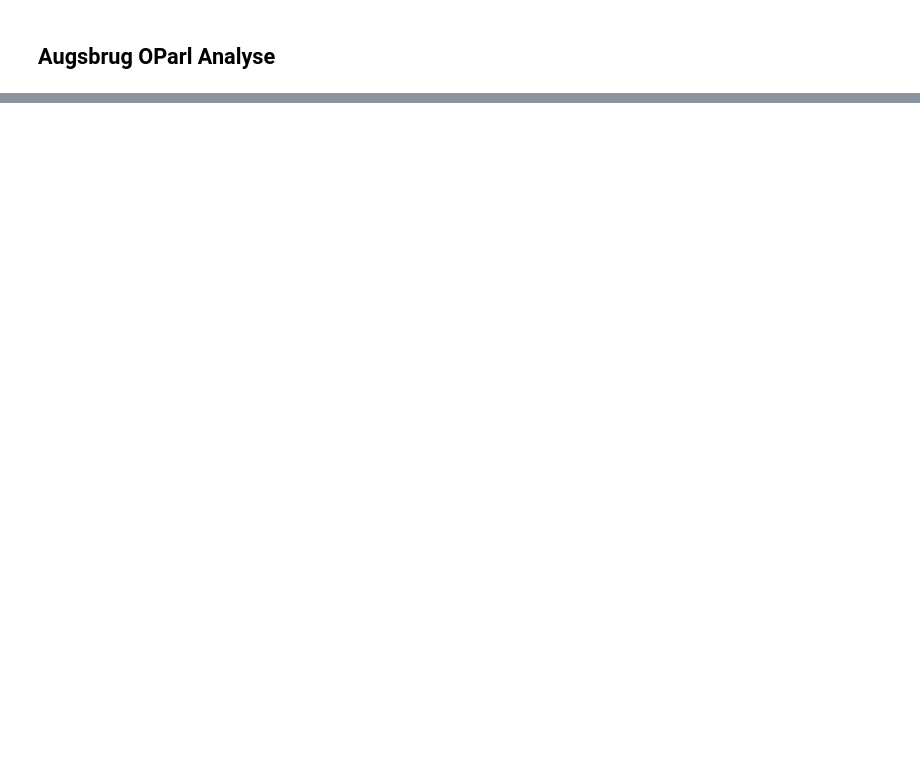
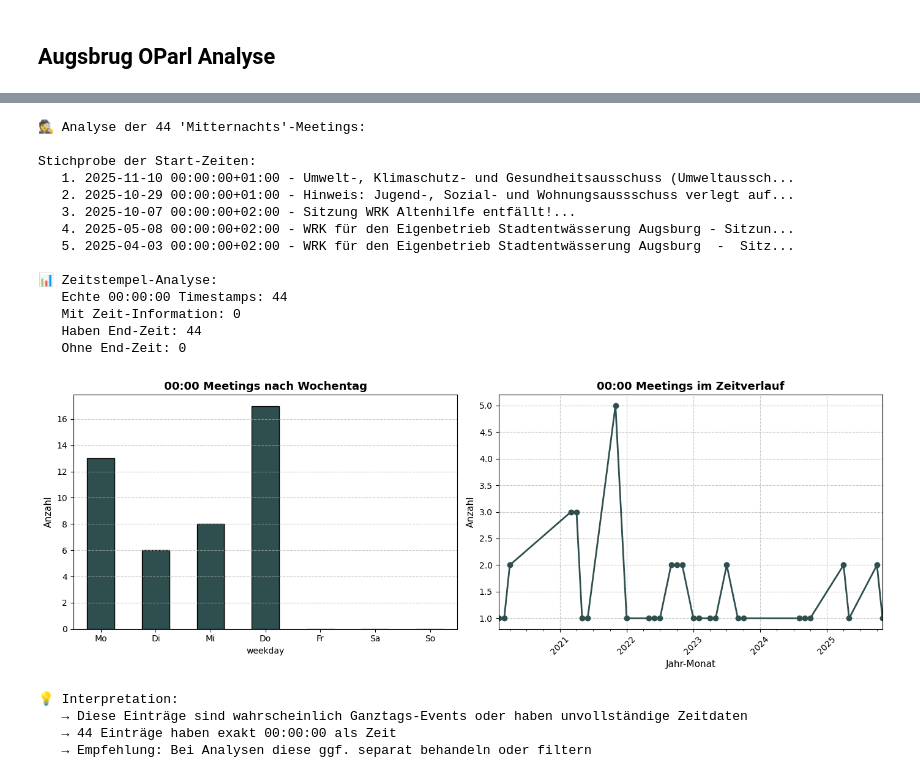
Before and after one commit to Benneloui/geoanalysis-urban-planning-council-decisions, a Jupyter notebook: analysis/00_oparl_test_augsburg.ipynb, the cells around one changed output, grey strips where cells are left out. Cells and saved outputs as stored; diff of their text form; code cells hidden in the pictures; blank space fills up the shorter version.

```diff
--- a/analysis/00_oparl_test_augsburg.ipynb
+++ b/analysis/00_oparl_test_augsburg.ipynb
@@ -97,0 +680,80 @@ if not latest_meeting.empty:
+# %%
+# 8. Das Mitternachts-Mysterium: Was steckt hinter den 00:00 Uhr Einträgen?
+midnight_meetings = df_clean[df_clean['hour'] == 0].copy()
+
+print(f"🕵️ Analyse der {len(midnight_meetings)} 'Mitternachts'-Meetings:\n")
+
+# Untersuche die Original-Timestamps
+print("Stichprobe der Start-Zeiten:")
+for i, (idx, row) in enumerate(midnight_meetings[['name', 'start_local']].head(5).iterrows(), 1):
+    print(f"   {i}. {row['start_local']} - {row['name'][:60]}...")
+
+# Prüfe, ob Uhrzeit wirklich Mitternacht ist oder nur Datum ohne Zeit
+midnight_meetings['time_component'] = midnight_meetings['start_local'].dt.time
+midnight_meetings['has_time_info'] = midnight_meetings['time_component'] != pd.Timestamp('00:00:00').time()
+
+print(f"\n📊 Zeitstempel-Analyse:")
+print(f"   Echte 00:00:00 Timestamps: {(~midnight_meetings['has_time_info']).sum()}")
+print(f"   Mit Zeit-Information: {midnight_meetings['has_time_info'].sum()}")
+
+# Vergleiche mit End-Zeiten
+midnight_meetings['has_end'] = midnight_meetings.apply(
+    lambda row: pd.notna(df.loc[df['name'] == row['name'], 'end'].iloc[0])
+    if not df[df['name'] == row['name']].empty else False,
+    axis=1
+)
+
+print(f"   Haben End-Zeit: {midnight_meetings['has_end'].sum()}")
+print(f"   Ohne End-Zeit: {(~midnight_meetings['has_end']).sum()}")
+
+# Visualisierung
+fig, (ax1, ax2) = plt.subplots(1, 2, figsize=(14, 5))
+
+# Linkes Diagramm: Verteilung über Wochentage
+midnight_weekday = midnight_meetings['weekday'].value_counts().reindex(
+    ['Monday', 'Tuesday', 'Wednesday', 'Thursday', 'Friday', 'Saturday', 'Sunday'],
+    fill_value=0
+)
+midnight_weekday.plot(kind='bar', ax=ax1, color='#2F4F4F', edgecolor='black')
+ax1.set_title('00:00 Meetings nach Wochentag', fontsize=13, fontweight='bold')
+ax1.set_xticklabels(['Mo', 'Di', 'Mi', 'Do', 'Fr', 'Sa', 'So'], rotation=0)
+ax1.set_ylabel('Anzahl', fontsize=11)
+ax1.grid(axis='y', linestyle='--', alpha=0.7)
+
+# Rechtes Diagramm: Zeitlicher Verlauf
+midnight_meetings['year_month'] = midnight_meetings['start_local'].dt.to_period('M')
+midnight_timeline = midnight_meetings['year_month'].value_counts().sort_index()
+midnight_timeline.plot(kind='line', ax=ax2, marker='o', color='#2F4F4F', linewidth=2)
+ax2.set_title('00:00 Meetings im Zeitverlauf', fontsize=13, fontweight='bold')
+ax2.set_xlabel('Jahr-Monat', fontsize=11)
+ax2.set_ylabel('Anzahl', fontsize=11)
+ax2.grid(True, linestyle='--', alpha=0.7)
+plt.xticks(rotation=45)
+
+plt.tight_layout()
+plt.show()
+
+print(f"\n💡 Interpretation:")
+print(f"   → Diese Einträge sind wahrscheinlich Ganztags-Events oder haben unvollständige Zeitdaten")
+print(f"   → {(~midnight_meetings['has_time_info']).sum()} Einträge haben exakt 00:00:00 als Zeit")
+print(f"   → Empfehlung: Bei Analysen diese ggf. separat behandeln oder filtern")
+# %% [output]
+🕵️ Analyse der 44 'Mitternachts'-Meetings:
+
+Stichprobe der Start-Zeiten:
+   1. 2025-11-10 00:00:00+01:00 - Umwelt-, Klimaschutz- und Gesundheitsausschuss (Umweltaussch...
+   2. 2025-10-29 00:00:00+01:00 - Hinweis: Jugend-, Sozial- und Wohnungsaussschuss verlegt auf...
+   3. 2025-10-07 00:00:00+02:00 - Sitzung WRK Altenhilfe entfällt!...
+   4. 2025-05-08 00:00:00+02:00 - WRK für den Eigenbetrieb Stadtentwässerung Augsburg - Sitzun...
+   5. 2025-04-03 00:00:00+02:00 - WRK für den Eigenbetrieb Stadtentwässerung Augsburg  -  Sitz...
+
+📊 Zeitstempel-Analyse:
+   Echte 00:00:00 Timestamps: 44
+   Mit Zeit-Information: 0
+   Haben End-Zeit: 44
+   Ohne End-Zeit: 0
+[figure, added]
+💡 Interpretation:
+   → Diese Einträge sind wahrscheinlich Ganztags-Events oder haben unvollständige Zeitdaten
+   → 44 Einträge haben exakt 00:00:00 als Zeit
+   → Empfehlung: Bei Analysen diese ggf. separat behandeln oder filtern
```
Also changed, not shown: parts of 31 cells of this notebook, 10 other files.
